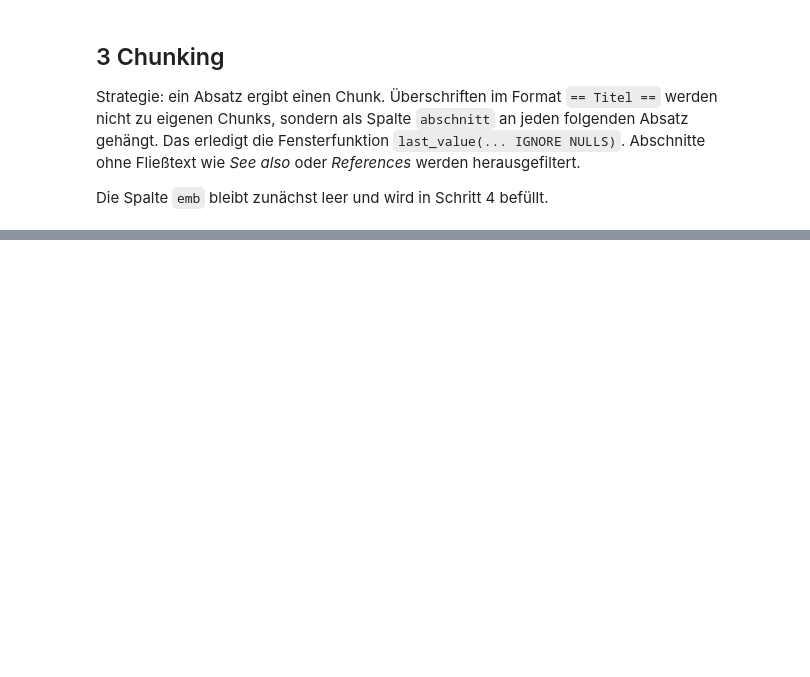
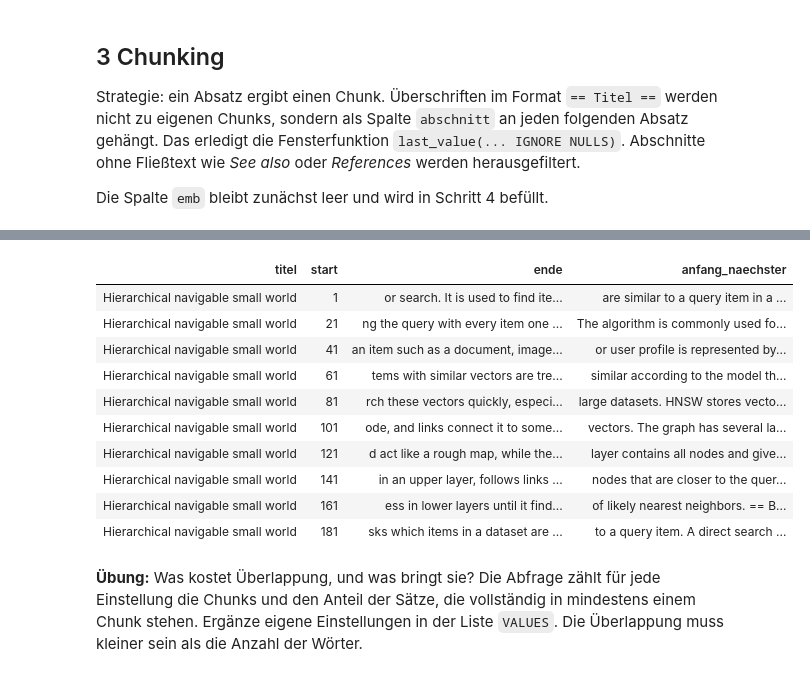
Before and after one commit to abuckenhofer/rag-vorlesung, a Jupyter notebook: RAG_DuckDB_Minimal.ipynb, the cells around one changed output, grey strips where cells are left out. Saved outputs shown, nothing was run; the diff lists cells and outputs as text; code cells hidden in the pictures; blank space fills up the shorter version.

```diff
--- a/RAG_DuckDB_Minimal.ipynb
+++ b/RAG_DuckDB_Minimal.ipynb
@@ -293,0 +334,27 @@ FROM (SELECT t.frage,
+# %%
+%%sql
+CREATE OR REPLACE MACRO fest(woerter, ueberlappung := 0) AS TABLE
+    SELECT titel, start, array_to_string(w[start : start + woerter - 1], ' ') AS text
+    FROM (SELECT titel, string_split(regexp_replace(text, '\s+', ' ', 'g'), ' ') AS w FROM dokumente),
+         range(1, len(w) + 1, woerter - ueberlappung) AS r(start);
+
+SELECT titel, start,
+       right(text, 40)                                              AS ende,
+       left(lead(text) OVER (PARTITION BY titel ORDER BY start), 40) AS anfang_naechster
+FROM fest(20)
+ORDER BY titel, start
+LIMIT 10
+# %% [output]
+| titel | start | ende | anfang_naechster |
+| Hierarchical navigable small world | 1 | or search. It is used to find ite... | are similar to a query item in a ... |
+| Hierarchical navigable small world | 21 | ng the query with every item one ... | The algorithm is commonly used fo... |
+| Hierarchical navigable small world | 41 | an item such as a document, image... | or user profile is represented by... |
+| Hierarchical navigable small world | 61 | tems with similar vectors are tre... | similar according to the model th... |
+| Hierarchical navigable small world | 81 | rch these vectors quickly, especi... | large datasets. HNSW stores vecto... |
+| Hierarchical navigable small world | 101 | ode, and links connect it to some... | vectors. The graph has several la... |
+| Hierarchical navigable small world | 121 | d act like a rough map, while the... | layer contains all nodes and give... |
+| Hierarchical navigable small world | 141 | in an upper layer, follows links ... | nodes that are closer to the quer... |
+| Hierarchical navigable small world | 161 | ess in lower layers until it find... | of likely nearest neighbors. == B... |
+| Hierarchical navigable small world | 181 | sks which items in a dataset are ... | to a query item. A direct search ... |
+# %% [markdown]
+**Übung:** Was kostet Überlappung, und was bringt sie? Die Abfrage zählt für jede Einstellung die Chunks und den Anteil der Sätze, die vollständig in mindestens einem Chunk stehen. Ergänze eigene Einstellungen in der Liste `VALUES`. Die Überlappung muss kleiner sein als die Anzahl der Wörter.
```
Also changed, not shown: parts of 118 cells of this notebook.
